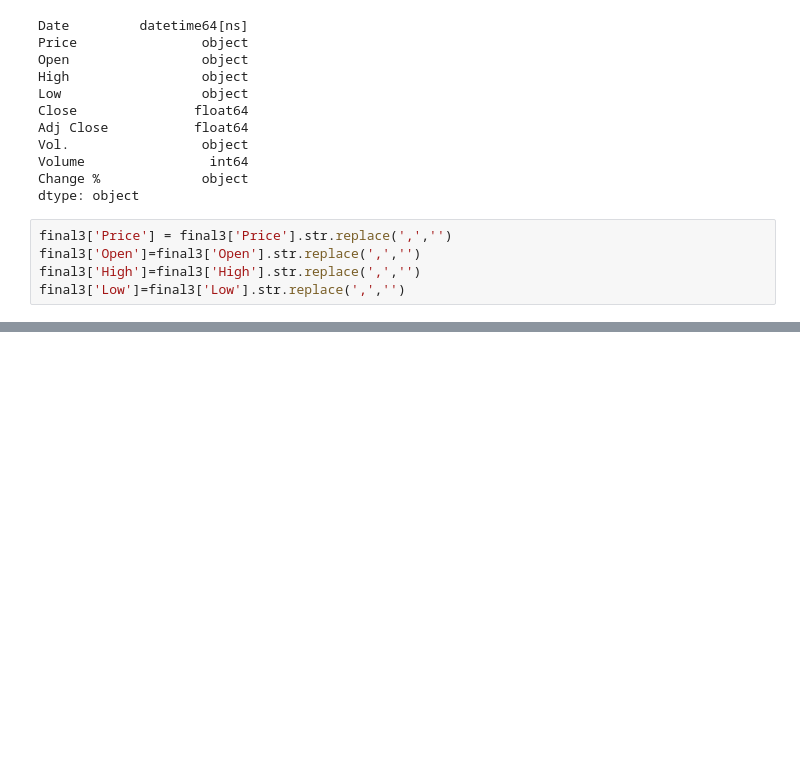
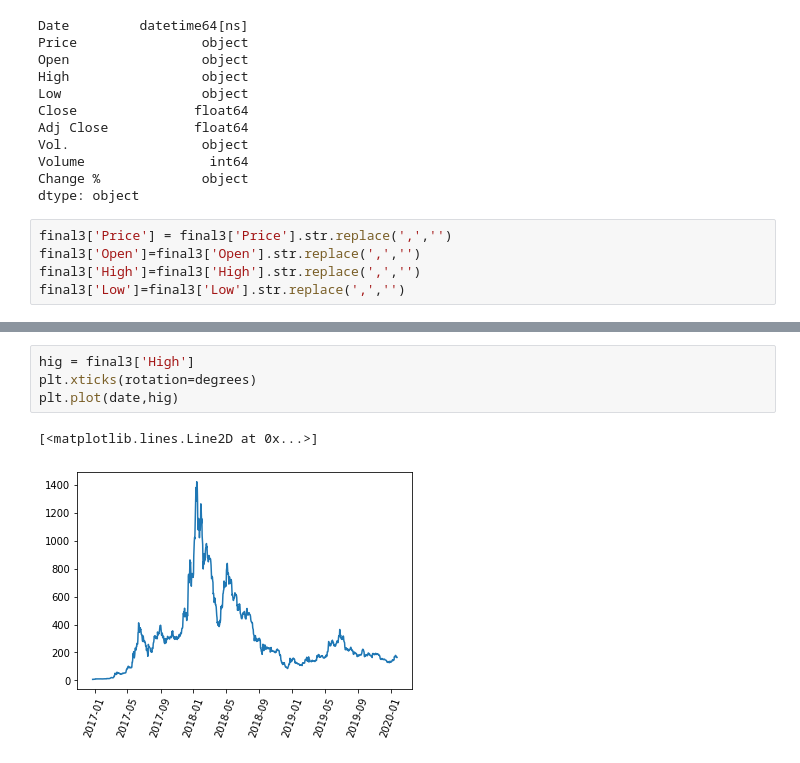
Before and after one commit to ironhack-datalabs/datamex0120, a Jupyter notebook: module-1/web-project/your-code/Untitled.ipynb, the cells around one changed output, grey strips where cells are left out. Cells and saved outputs as stored; diff of their text form; blank space fills up the shorter version.

```diff
--- a/module-1/web-project/your-code/Untitled.ipynb
+++ b/module-1/web-project/your-code/Untitled.ipynb
@@ -121,0 +117,7 @@ dtype: object
+# %%
+hig = final3['High']
+plt.xticks(rotation=degrees)
+plt.plot(date,hig)
+# %% [output]
+[<matplotlib.lines.Line2D at 0x...>]
+[figure, added]
```
Also changed, not shown: parts of 8 cells of this notebook, 1 other file.
